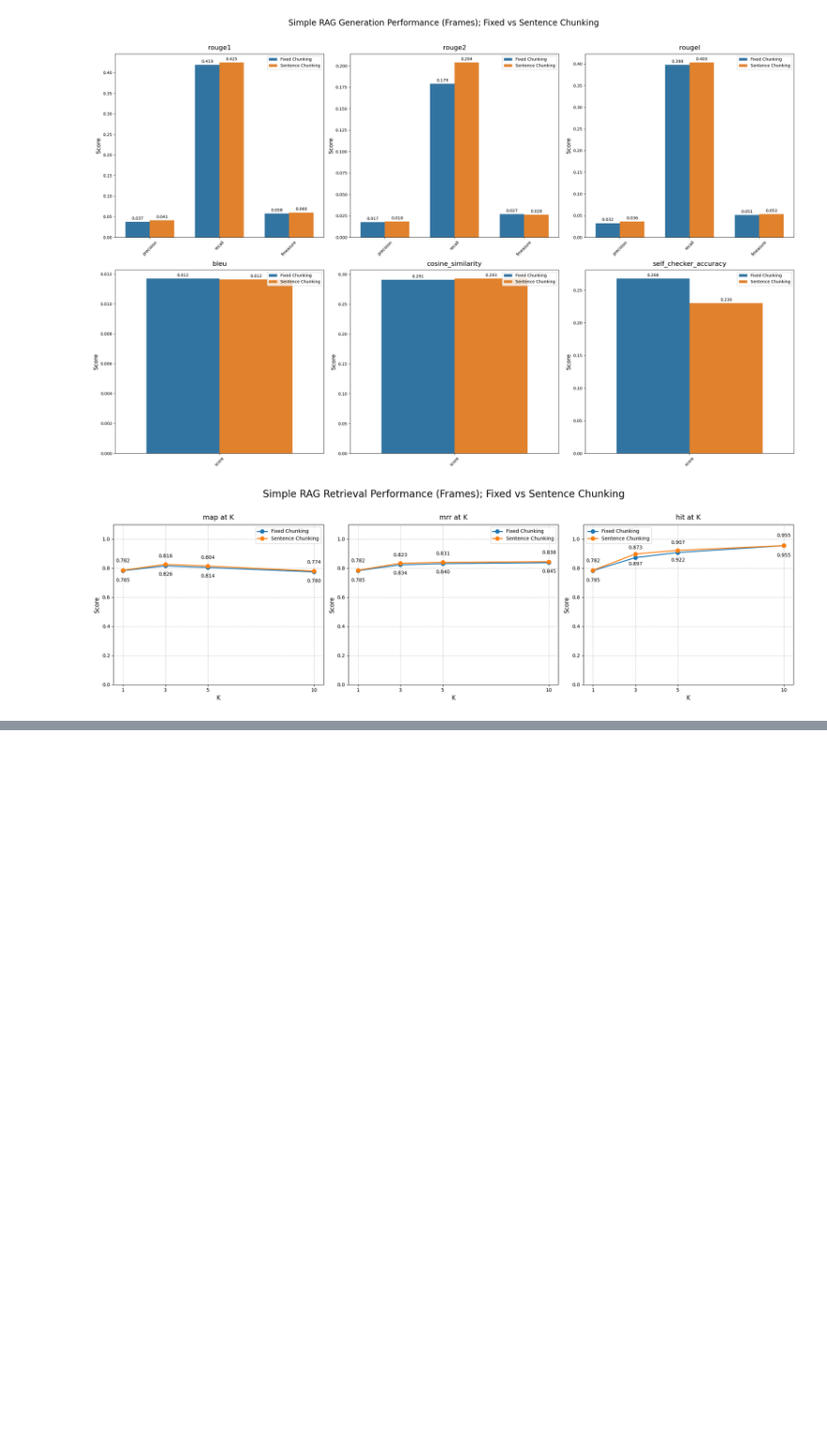
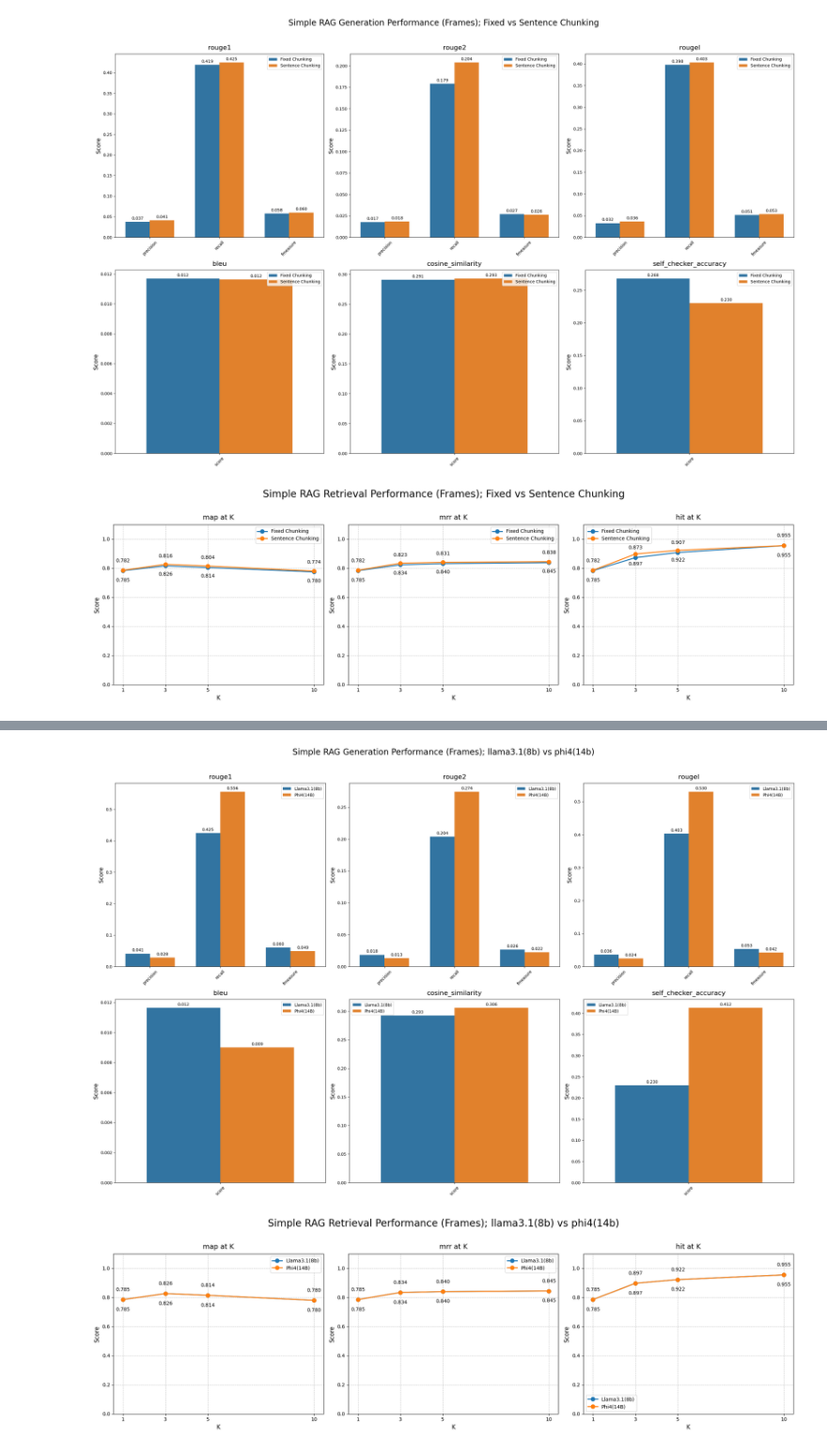
Before and after one commit to RanArino/BDC800-Capstone, a Jupyter notebook: core/evaluation/viz/viz_results.ipynb, the cells around one changed output, grey strips where cells are left out. Shown at 94% size. Drawn from its saved outputs; the diff is of its cells as text; code cells hidden in the pictures; blank space fills up the shorter version.

```diff
--- a/core/evaluation/viz/viz_results.ipynb
+++ b/core/evaluation/viz/viz_results.ipynb
@@ -46,0 +67,26 @@ visualize_retrieval_metrics(
+# %%
+# Inter-Document: llama3.1(8b) vs phi4(14b)
+
+file_paths = [
+    "../../../experiments/metrics/simple_rag_01_04-20250311-032352.json",
+    "../../../experiments/metrics/simple_rag_02_03-20250312-090936.json"
+]
+
+# Generation
+visualize_generation_metrics(
+    file_paths,
+    ['Llama3.1(8b)', 'Phi4(14B)'],
+    "Simple RAG Generation Performance (Frames); llama3.1(8b) vs phi4(14b)",
+    show_errors=False
+
+)
+
+# Retrieval
+visualize_retrieval_metrics(
+    file_paths,
+    ['Llama3.1(8b)', 'Phi4(14B)'],
+    "Simple RAG Retrieval Performance (Frames); llama3.1(8b) vs phi4(14b)"
+)
+# %% [output]
+[figure, added]
+[figure, added]
```
Also changed, not shown: parts of 2 cells of this notebook.
